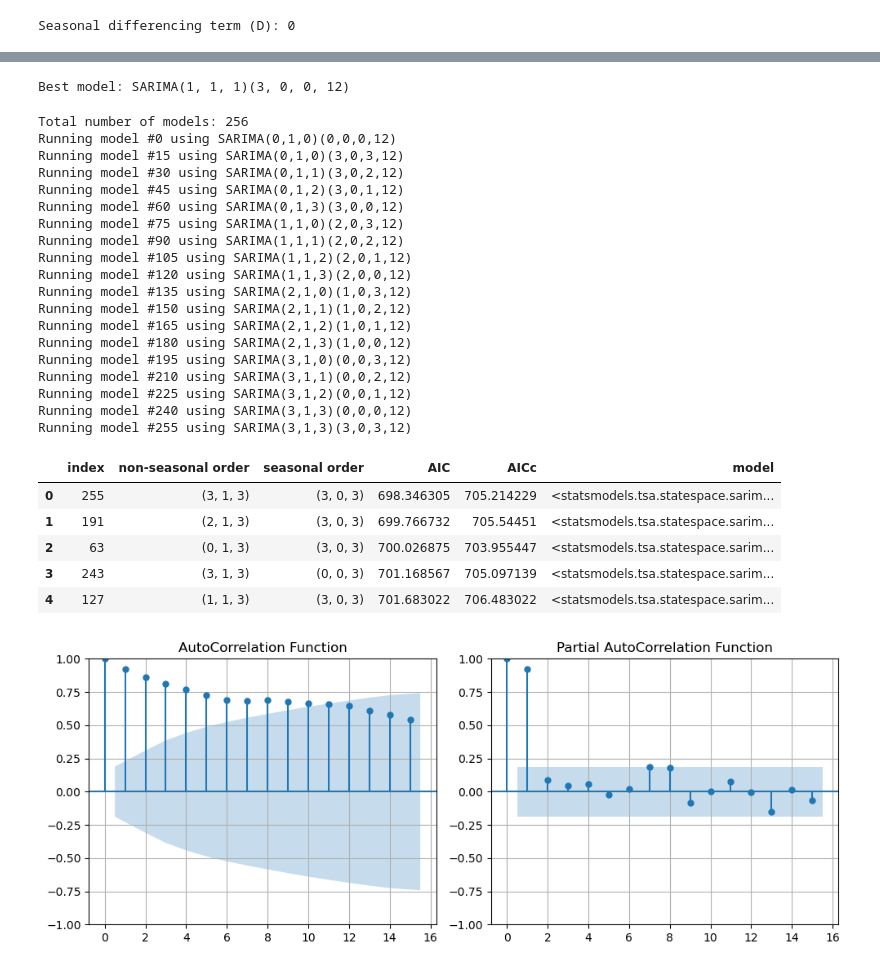
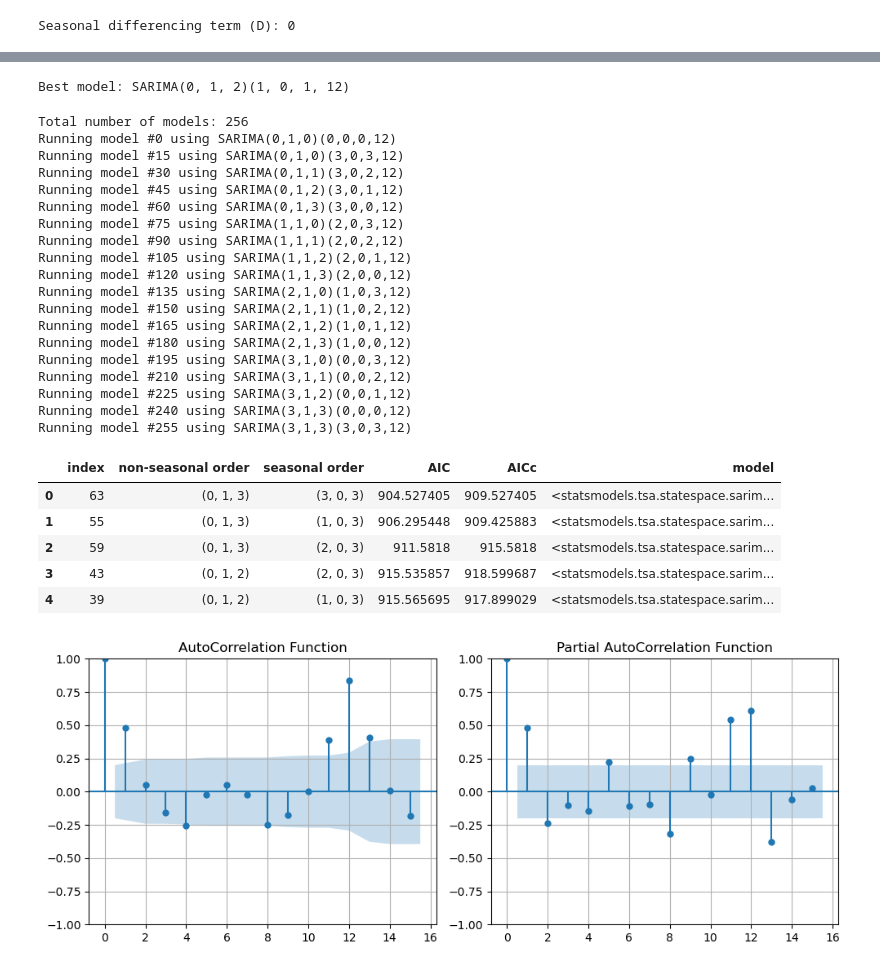
Before and after one commit to LeonardoSMSoares/Economics-Finance-2, a Jupyter notebook: Introduction to TS with Python/ITSP 07 - SARIMA - Champagne.ipynb, the cells around one changed output, grey strips where cells are left out. Drawn from its saved outputs; the diff is of its cells as text; code cells hidden in the pictures.

```diff
--- a/Introduction to TS with Python/ITSP 07 - SARIMA - Champagne.ipynb
+++ b/Introduction to TS with Python/ITSP 07 - SARIMA - Champagne.ipynb
@@ -74,8 +74,8 @@ plt.show()
 [figure]
 # %%
 # Convert to datetime for the comparison
-train = df[df.index < pd.to_datetime('1975-01-01')]     # All data before March
-test = df[df.index >= pd.to_datetime('1975-01-01')]     # All data in March and beyond
+train = df[df.index < pd.to_datetime('1972-01-01')]     # All data before March
+test = df[df.index >= pd.to_datetime('1972-01-01')]     # All data in March and beyond
 
 # Show the results
 print("Train shape:", train.shape)
@@ -103,5 +103,5 @@ Test shape: (10, 1)
 # %%
-rob_series = train['Rob']
+champ_series = train['Sales']
 # %%
 def determine_nonseasonal_d(series, max_d=2, alpha=0.05):
 
@@ -198,7 +191,7 @@ plt.show()
 # %%
 # Perform a full search over the same grid as your manual SARIMAX model
 auto_model = pm.auto_arima(
-    rob_series,                 # The time series data
+    champ_series,               # The time series data
     seasonal=True,              # Enable seasonal component
     m=12,                       # Seasonal period
     d=1,                        # Set differencing
@@ -217,7 +210,7 @@ auto_model = pm.auto_arima(
 # Print the best model found
 print(f"Best model: SARIMA{auto_model.order}{auto_model.seasonal_order}")
 # %% [output]
-Best model: SARIMA(1, 1, 1)(3, 0, 0, 12)
+Best model: SARIMA(0, 1, 2)(1, 0, 1, 12)
 # %%
 def combinator(items, r=1):
     combo = [i for i in product(*items, repeat=r)]  # Generate Cartesian product of input lists
@@ -241,7 +234,7 @@ for i, (p, d, q, P, D, Q) in enumerate(vals):  # Iterate over all parameter comb
     if i % 15 == 0:                            # Print progress every 15 models
         print(f'Running model #{i} using SARIMA({p},{d},{q})({P},{D},{Q},{S})')
 
-    m = SARIMAX(rob_series,                # Define SARIMA model with current parameter set
+    m = SARIMAX(champ_series,                  # Define SARIMA model with current parameter set
                 order=(p,d,q),
                 seasonal_order=(P, D, Q, S),
                 enforce_stationarity=False)    # Allow non-stationary models for broader search
@@ -279,28 +272,28 @@ Running model #225 using SARIMA(3,1,2)(0,0,1,12)
 Running model #240 using SARIMA(3,1,3)(0,0,0,12)
 Running model #255 using SARIMA(3,1,3)(3,0,3,12)
 |  | index | non-seasonal order | seasonal order | AIC | AICc | model |
-| 0 | 255 | (3, 1, 3) | (3, 0, 3) | 698.346305 | 705.214229 | <statsmodels.tsa.statespace.sarim... |
-| 1 | 191 | (2, 1, 3) | (3, 0, 3) | 699.766732 | 705.54451 | <statsmodels.tsa.statespace.sarim... |
-| 2 | 63 | (0, 1, 3) | (3, 0, 3) | 700.026875 | 703.955447 | <statsmodels.tsa.statespace.sarim... |
-| 3 | 243 | (3, 1, 3) | (0, 0, 3) | 701.168567 | 705.097139 | <statsmodels.tsa.statespace.sarim... |
-| 4 | 127 | (1, 1, 3) | (3, 0, 3) | 701.683022 | 706.483022 | <statsmodels.tsa.statespace.sarim... |
+| 0 | 63 | (0, 1, 3) | (3, 0, 3) | 904.527405 | 909.527405 | <statsmodels.tsa.statespace.sarim... |
+| 1 | 55 | (0, 1, 3) | (1, 0, 3) | 906.295448 | 909.425883 | <statsmodels.tsa.statespace.sarim... |
+| 2 | 59 | (0, 1, 3) | (2, 0, 3) | 911.5818 | 915.5818 | <statsmodels.tsa.statespace.sarim... |
+| 3 | 43 | (0, 1, 2) | (2, 0, 3) | 915.535857 | 918.599687 | <statsmodels.tsa.statespace.sarim... |
+| 4 | 39 | (0, 1, 2) | (1, 0, 3) | 915.565695 | 917.899029 | <statsmodels.tsa.statespace.sarim... |
 # %%
 # Create a 1x2 grid for subplots
 fig, axes = plt.subplots(nrows=1, ncols=2, figsize=(10, 4))
 
 # Interest Rate Data
-plot_acf(rob_series, ax=axes[0], lags=15)
+plot_acf(champ_series, ax=axes[0], lags=15)
 axes[0].set_title("AutoCorrelation Function", fontsize=12)
 axes[0].grid(True)
 
 # Simulated Random Walk Data
-plot_pacf(rob_series, ax=axes[1], lags=15)
+plot_pacf(champ_series, ax=axes[1], lags=15)
 axes[1].set_title("Partial AutoCorrelation Function", fontsize=12)
 axes[1].grid(True)
 
 plt.tight_layout()
 plt.show()
 # %% [output]
-[figure, old version]
+[figure, new version]
 # %%
 # Define the SARIMA (p,d,q)(P,D,Q,S) model
```
Also changed, not shown: parts of 18 cells of this notebook, 1 other file.
